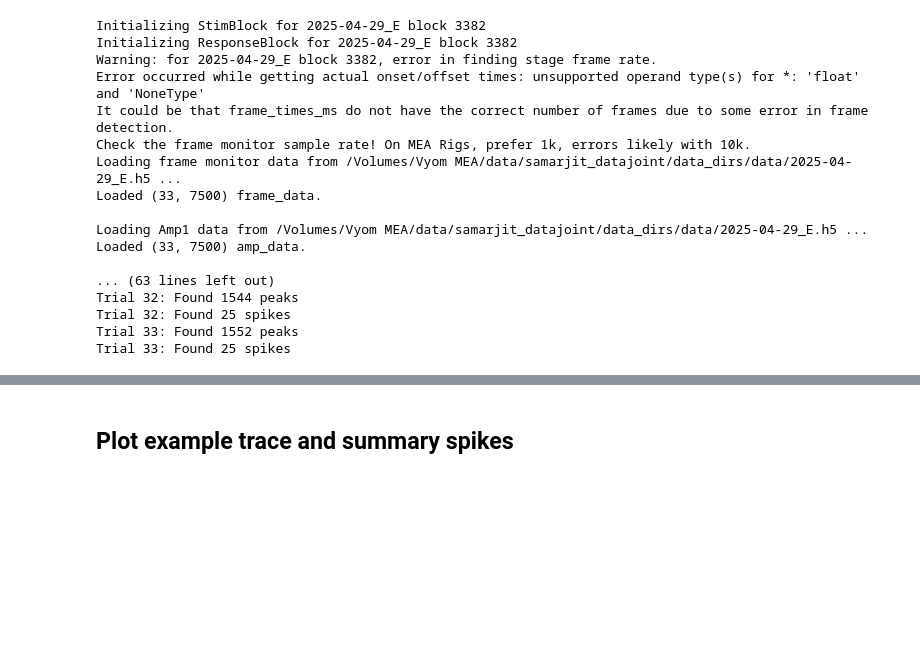
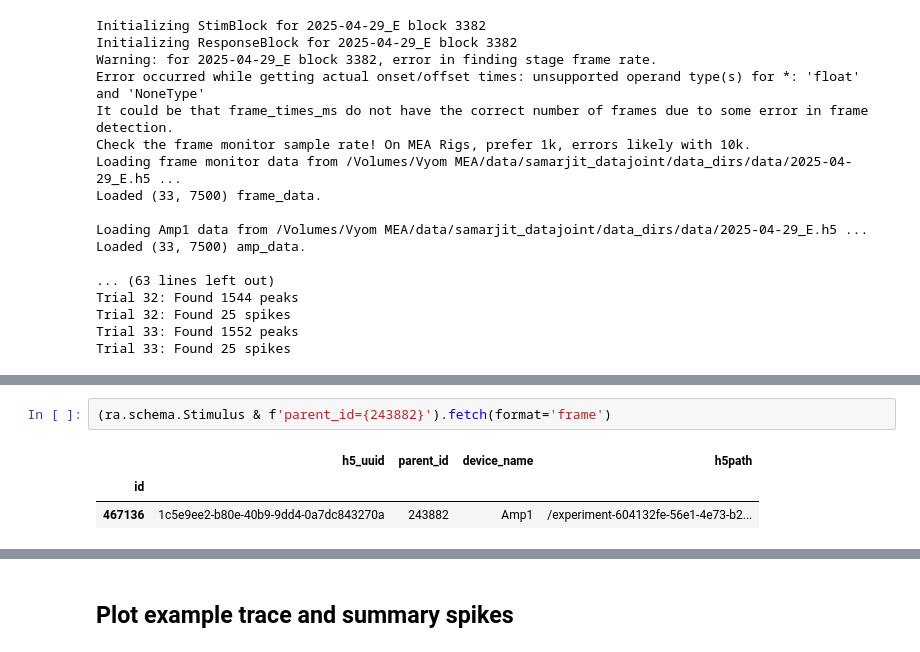
Before and after one commit to DRezeanu/retinanalysis, a Jupyter notebook: demos/4_patchdata_demo.ipynb, the cells around one changed output, grey strips where cells are left out. Cells and saved outputs as stored; diff of their text form; blank space fills up the shorter version.

```diff
--- a/demos/4_patchdata_demo.ipynb
+++ b/demos/4_patchdata_demo.ipynb
@@ -94,0 +101,6 @@ Trial 33: Found 25 spikes
+# %%
+(ra.schema.Stimulus & f'parent_id={243882}').fetch(format='frame')
+# %% [output]
+|  | h5_uuid | parent_id | device_name | h5path |
+| id |  |  |  |  |
+| 467136 | 1c5e9ee2-b80e-40b9-9dd4-0a7dc843270a | 243882 | Amp1 | /experiment-604132fe-56e1-4e73-b2... |
```
Also changed, not shown: parts of 6 cells of this notebook, 10 other files.
